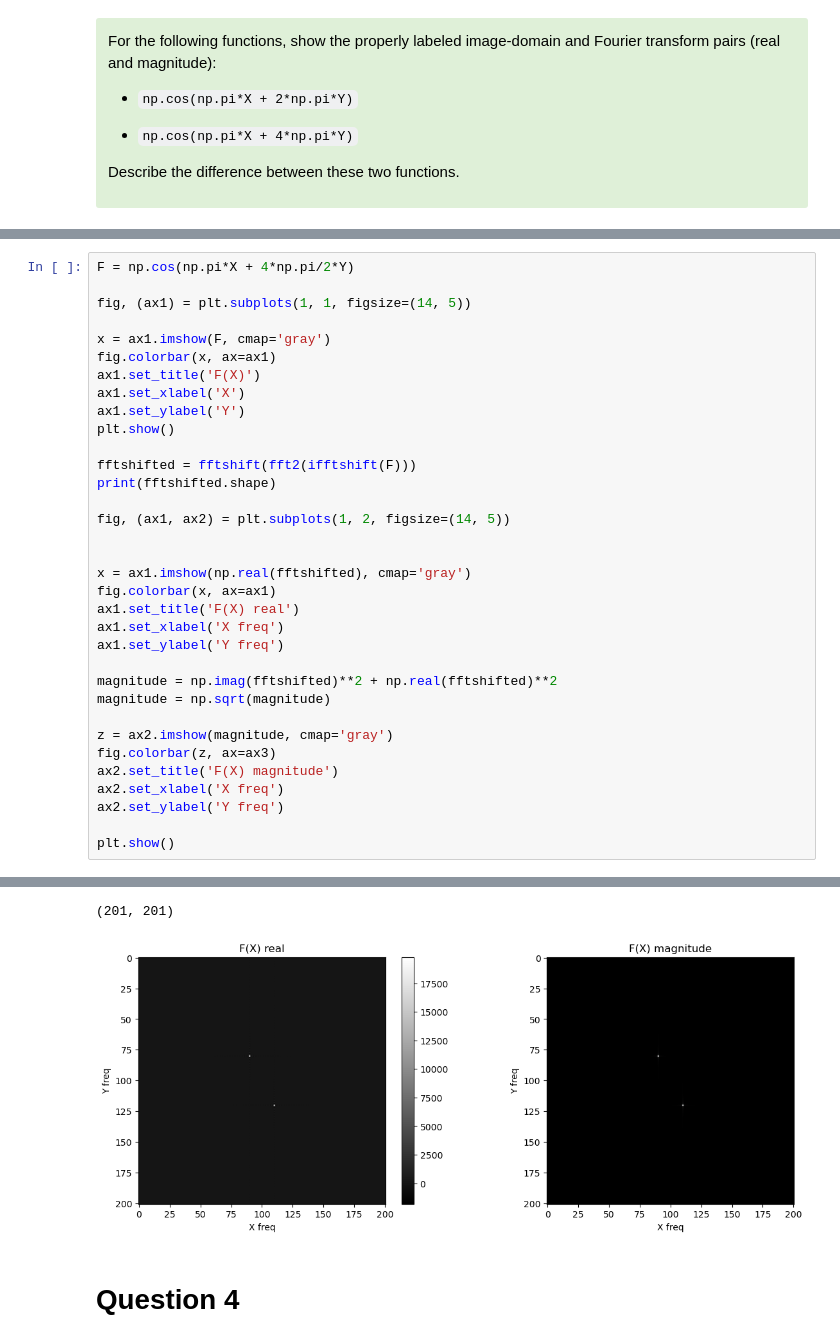
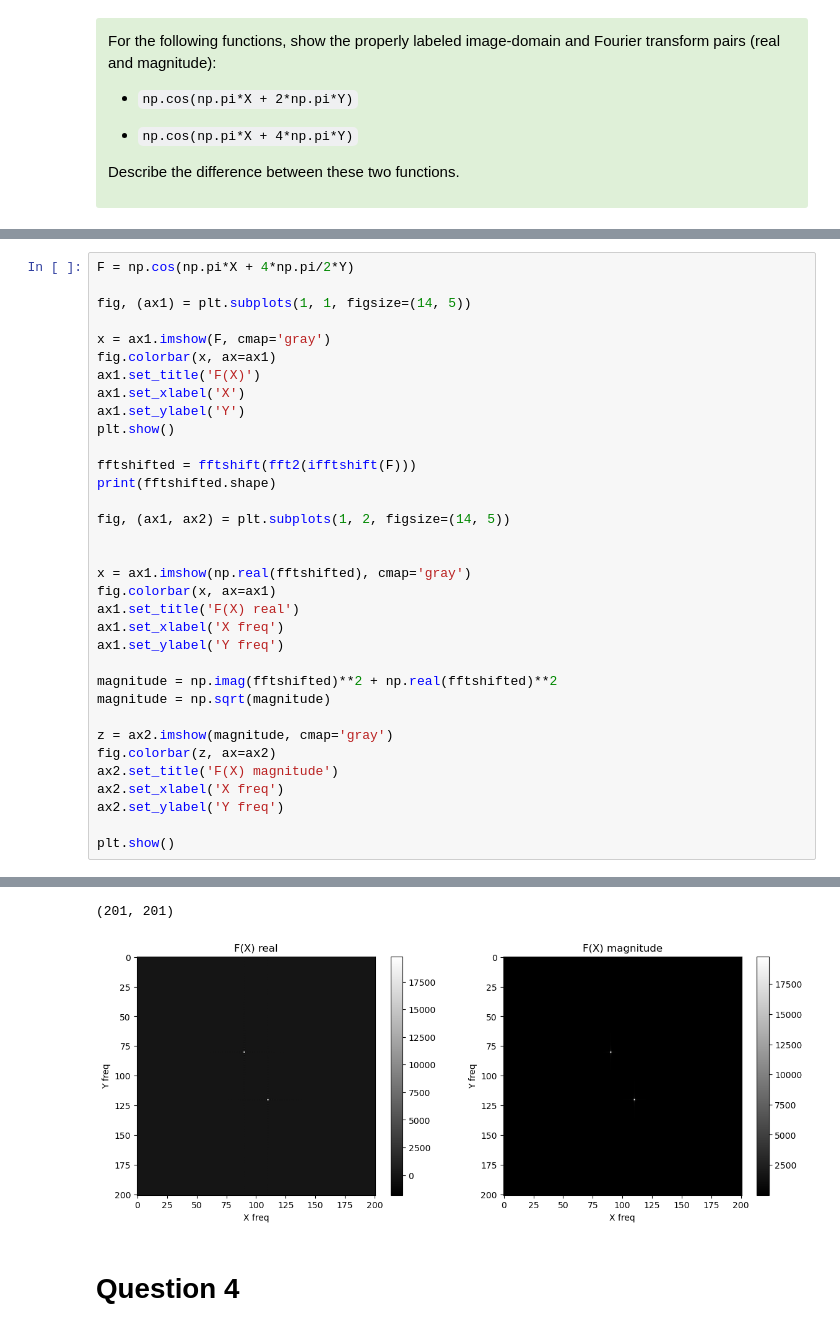
Before and after one commit to lilchromozome/Build_Imager_2025, a Jupyter notebook: Lab2/Lab2 Part1 (Clean).ipynb, the cells around one changed output, grey strips where cells are left out. Cells and saved outputs as stored; diff of their text form.

```diff
--- a/Lab2/Lab2 Part1 (Clean).ipynb
+++ b/Lab2/Lab2 Part1 (Clean).ipynb
@@ -343,35 +343,35 @@ x = ax1.imshow(F, cmap='gray')
 fig.colorbar(x, ax=ax1)
 ax1.set_title('F(X)')
 ax1.set_xlabel('X')
 ax1.set_ylabel('Y')
 plt.show()
 
 fftshifted = fftshift(fft2(ifftshift(F)))
 print(fftshifted.shape)
 
 fig, (ax1, ax2) = plt.subplots(1, 2, figsize=(14, 5))
 
 
 x = ax1.imshow(np.real(fftshifted), cmap='gray')
 fig.colorbar(x, ax=ax1)
 ax1.set_title('F(X) real')
 ax1.set_xlabel('X freq')
 ax1.set_ylabel('Y freq')
 
 magnitude = np.imag(fftshifted)**2 + np.real(fftshifted)**2
 magnitude = np.sqrt(magnitude)
 
 z = ax2.imshow(magnitude, cmap='gray')
-fig.colorbar(z, ax=ax3)
+fig.colorbar(z, ax=ax2)
 ax2.set_title('F(X) magnitude')
 ax2.set_xlabel('X freq')
 ax2.set_ylabel('Y freq')
 
 plt.show()
 # %% [output]
 [figure]
 (201, 201)
-[figure, old version]
+[figure, new version]
 # %% [markdown]
 # Question 4
 # %% [markdown]
```
Also changed, not shown: parts of 5 cells of this notebook.
